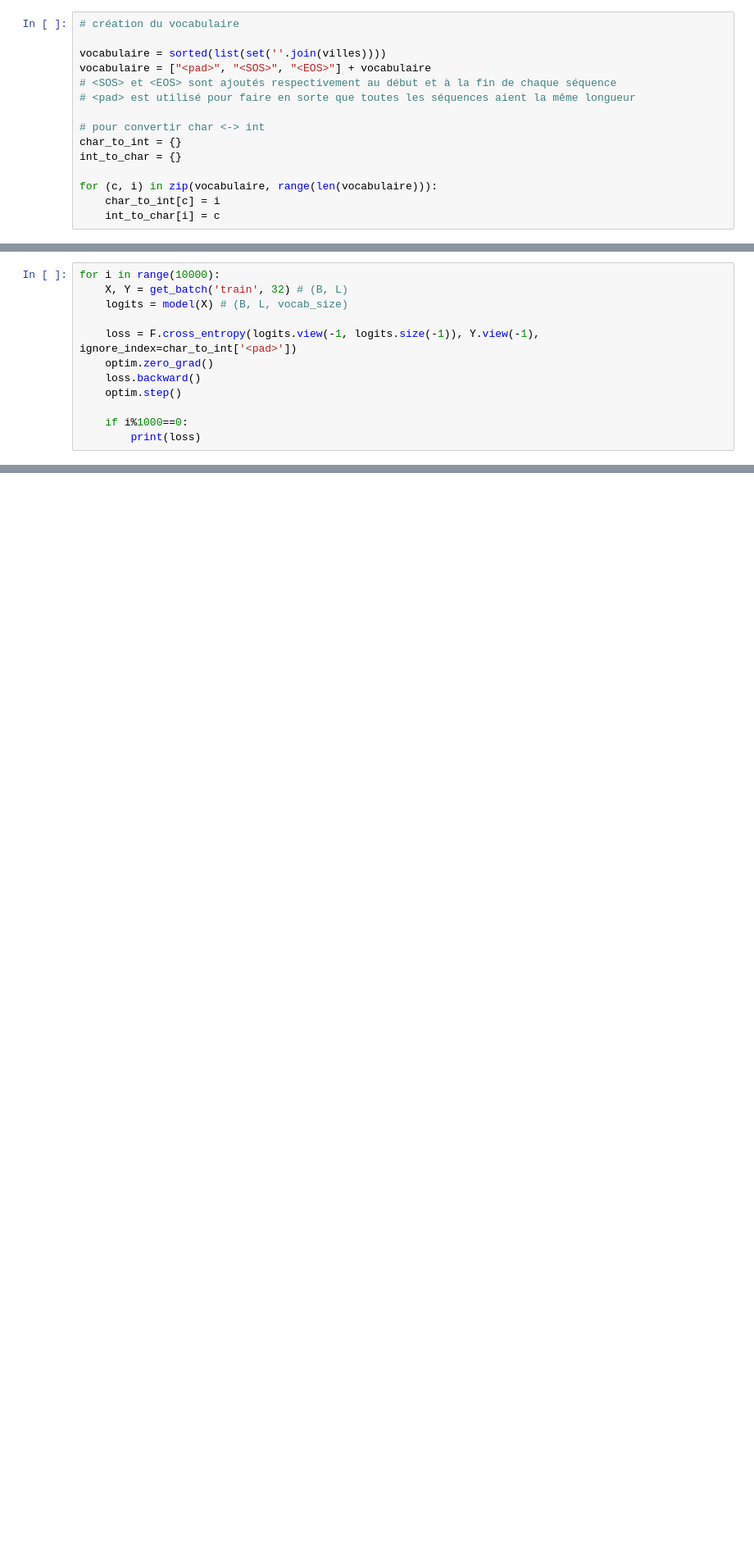
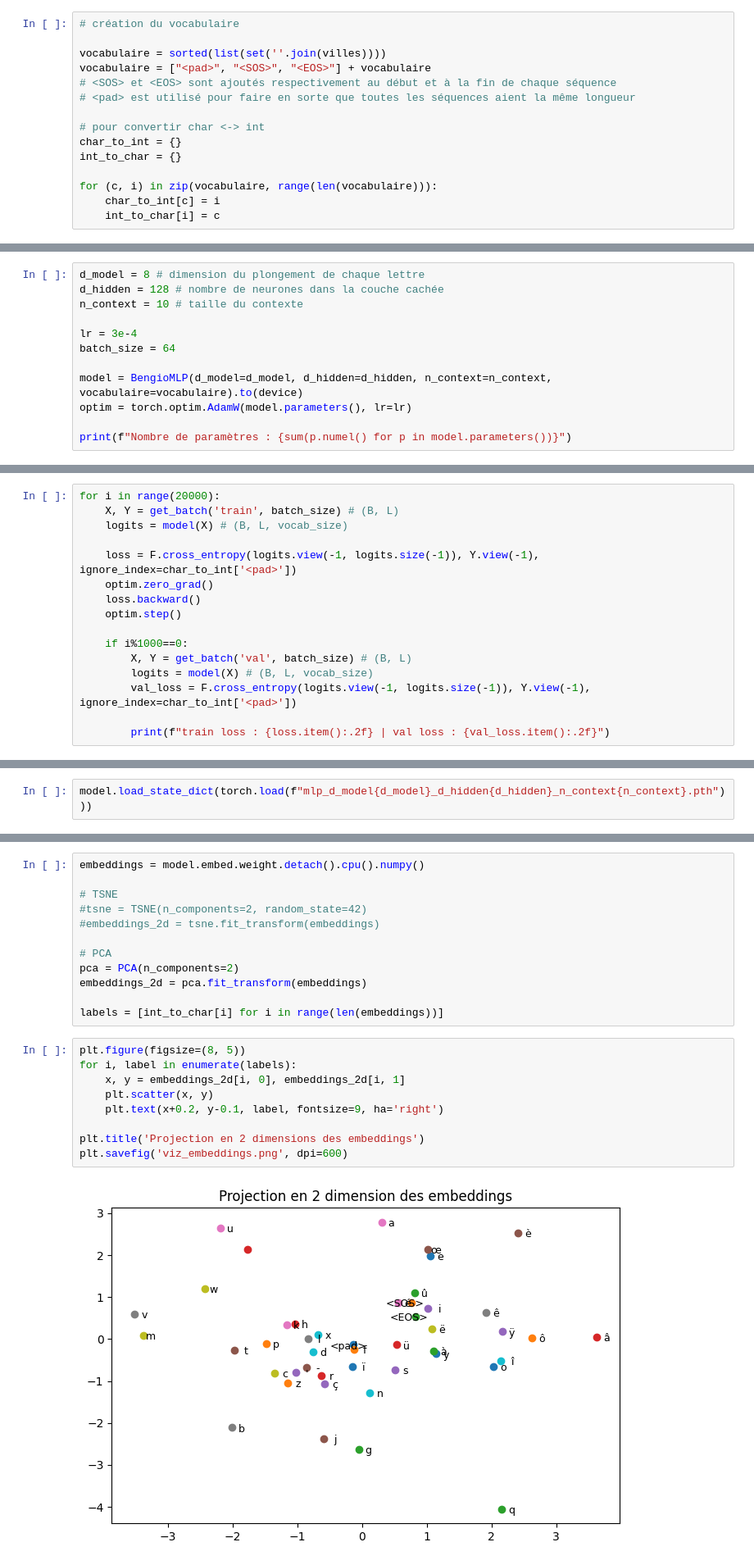
Before and after one commit to alxndrTL/villes, a Jupyter notebook: 2_mlp.ipynb, the cells around one changed output, grey strips where cells are left out. Shown at 82% size. Saved outputs shown, nothing was run; the diff lists cells and outputs as text; blank space fills up the shorter version.

```diff
--- a/2_mlp.ipynb
+++ b/2_mlp.ipynb
@@ -102,0 +98,12 @@ sum(p.numel() for p in model.parameters())
+# %%
+d_model = 8 # dimension du plongement de chaque lettre
+d_hidden = 128 # nombre de neurones dans la couche cachée
+n_context = 10 # taille du contexte
+
+lr = 3e-4
+batch_size = 64
+
+model = BengioMLP(d_model=d_model, d_hidden=d_hidden, n_context=n_context, vocabulaire=vocabulaire).to(device)
+optim = torch.optim.AdamW(model.parameters(), lr=lr)
+
+print(f"Nombre de paramètres : {sum(p.numel() for p in model.parameters())}")
@@ -103,6 +112,6 @@ sum(p.numel() for p in model.parameters())
 # %%
-for i in range(10000):
-    X, Y = get_batch('train', 32) # (B, L)
+for i in range(20000):
+    X, Y = get_batch('train', batch_size) # (B, L)
     logits = model(X) # (B, L, vocab_size)
 
     loss = F.cross_entropy(logits.view(-1, logits.size(-1)), Y.view(-1), ignore_index=char_to_int['<pad>'])
@@ -111,5 +120,9 @@ for i in range(10000):
     optim.step()
 
     if i%1000==0:
-        print(loss)
+        X, Y = get_batch('val', batch_size) # (B, L)
+        logits = model(X) # (B, L, vocab_size)
+        val_loss = F.cross_entropy(logits.view(-1, logits.size(-1)), Y.view(-1), ignore_index=char_to_int['<pad>'])
+
+        print(f"train loss : {loss.item():.2f} | val loss : {val_loss.item():.2f}")
 # %% [output]
@@ -133,0 +170,2 @@ tensor(1.9586, grad_fn=<NllLossBackward0>)
+# %%
+model.load_state_dict(torch.load(f"mlp_d_model{d_model}_d_hidden{d_hidden}_n_context{n_context}.pth")))
@@ -156,0 +195,23 @@ benat
+# %%
+embeddings = model.embed.weight.detach().cpu().numpy()
+
+# TSNE
+#tsne = TSNE(n_components=2, random_state=42)
+#embeddings_2d = tsne.fit_transform(embeddings)
+
+# PCA
+pca = PCA(n_components=2)
+embeddings_2d = pca.fit_transform(embeddings)
+
+labels = [int_to_char[i] for i in range(len(embeddings))]
+# %%
+plt.figure(figsize=(8, 5))
+for i, label in enumerate(labels):
+    x, y = embeddings_2d[i, 0], embeddings_2d[i, 1]
+    plt.scatter(x, y)
+    plt.text(x+0.2, y-0.1, label, fontsize=9, ha='right')
+
+plt.title('Projection en 2 dimensions des embeddings')
+plt.savefig('viz_embeddings.png', dpi=600)
+# %% [output]
+[figure, added]
```
Also changed, not shown: parts of 16 cells of this notebook, 10 other files.
